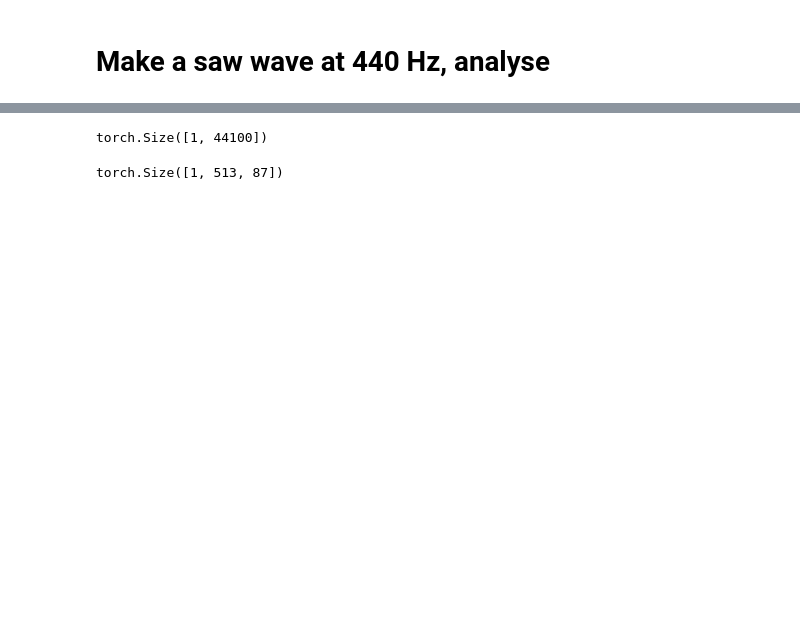
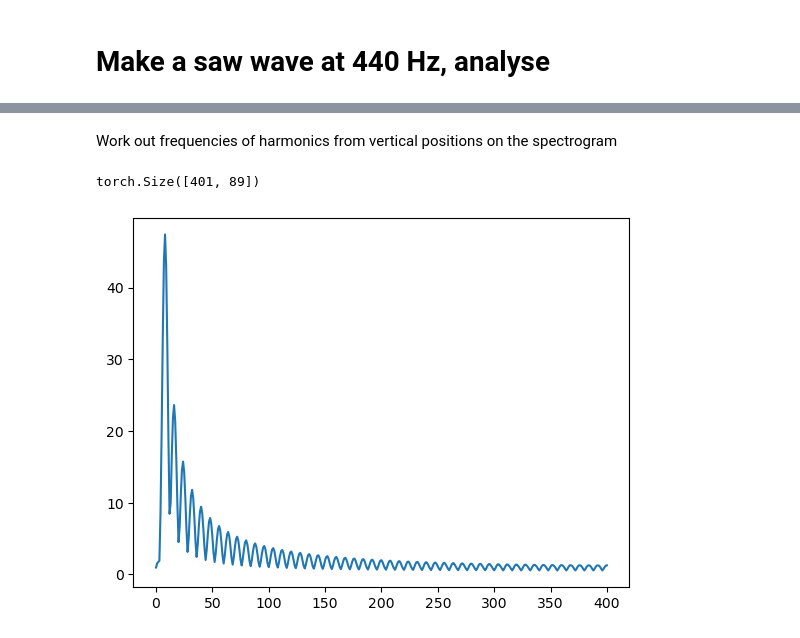
Before and after one commit to rgdl/spectrogram-experiments, a Jupyter notebook: notebooks/Spectrogram Experimentation.ipynb, the cells around one changed output, grey strips where cells are left out. Cells and saved outputs as stored; diff of their text form; code cells hidden in the pictures; blank space fills up the shorter version.

Commit message:
more spectrogram interpretation

```diff
--- a/notebooks/Spectrogram Experimentation.ipynb
+++ b/notebooks/Spectrogram Experimentation.ipynb
@@ -84,8 +70,11 @@ plt.imshow(spec[0])
-# %%
-saw.shape
-# %% [output]
-torch.Size([1, 44100])
-# %%
-spec.shape
-# %% [output]
-torch.Size([1, 513, 87])
+# %% [markdown]
+Work out frequencies of harmonics from vertical positions on the spectrogram
+# %%
+spec[0].shape
+# %% [output]
+torch.Size([401, 89])
+# %%
+plt.plot(spec[0].mean(1))
+plt.show()
+# %% [output]
+[figure, added]
```
Also changed, not shown: parts of 17 cells of this notebook, 2 other files.
